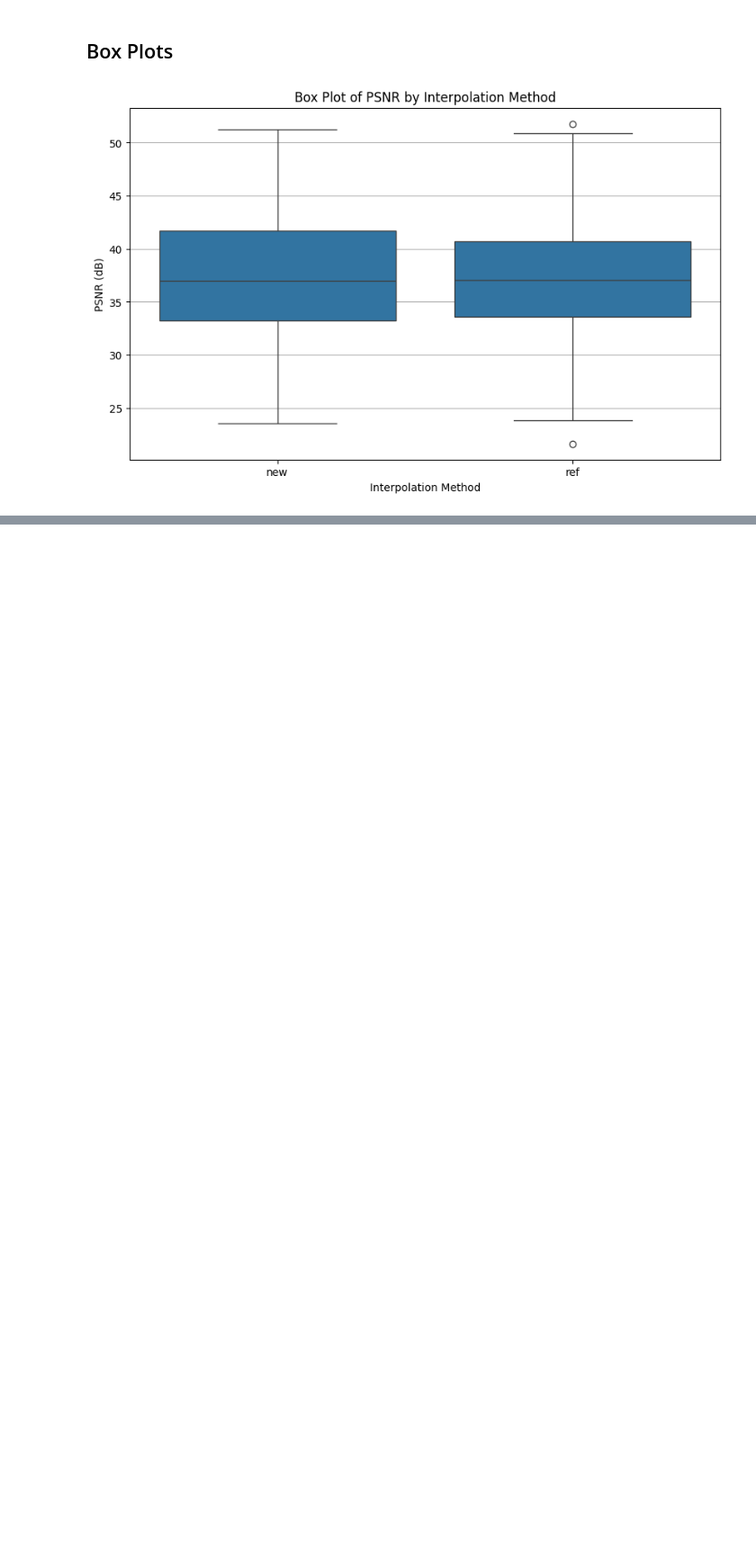
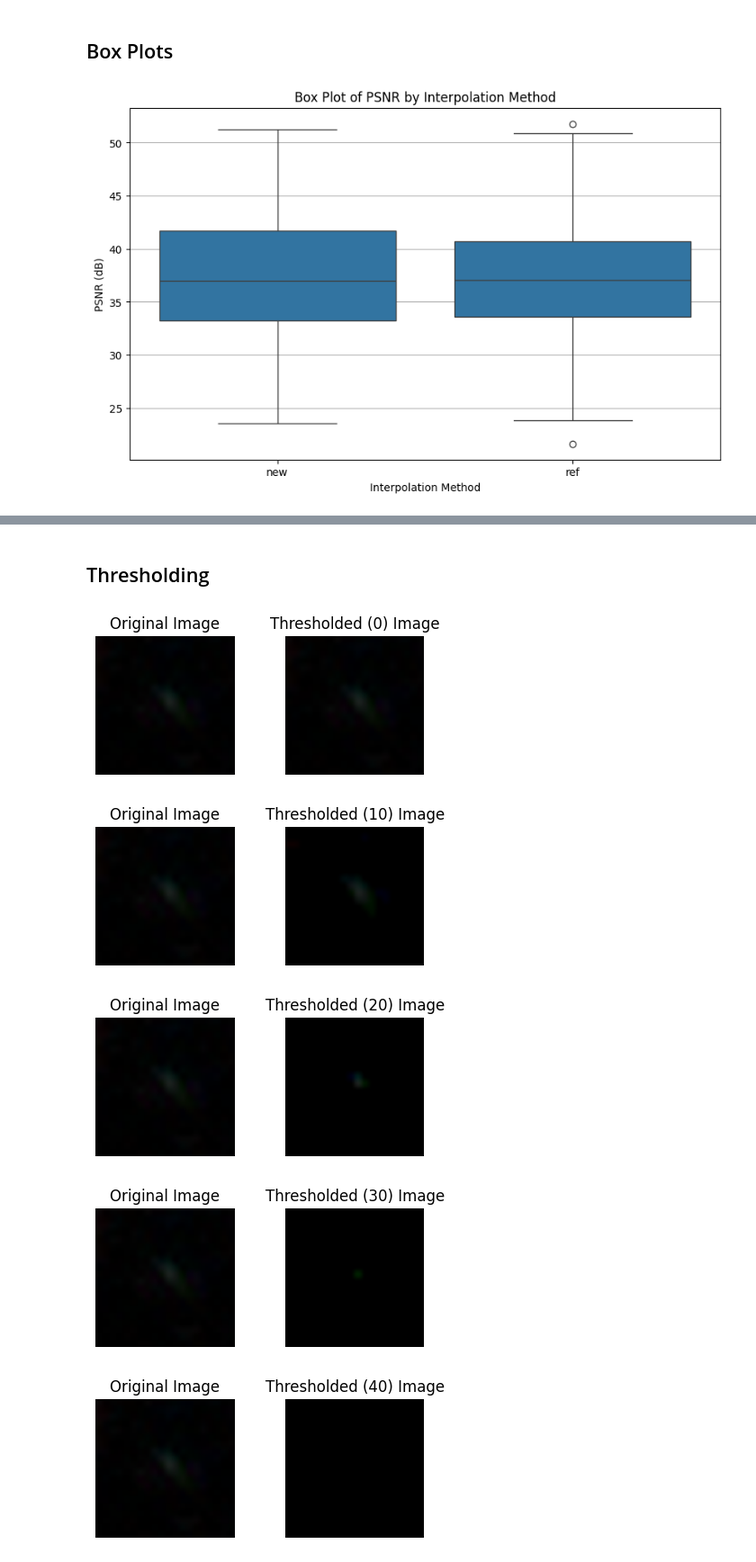
Before and after one commit to HITProjects/PixelQuality, a Jupyter notebook: Samsung/notebooks/EDA.ipynb, the cells around one changed output, grey strips where cells are left out. Shown at 90% size. Cells and saved outputs as stored; diff of their text form; code cells hidden in the pictures; blank space fills up the shorter version.

```diff
--- a/Samsung/notebooks/EDA.ipynb
+++ b/Samsung/notebooks/EDA.ipynb
@@ -363,0 +383,42 @@ plt.show()
+# %% [markdown]
+## Thresholding
+# %%
+from PIL import Image
+
+def thresh_rgb(img, thresh):
+    # Split the image into individual channels (R, G, B)
+    r_channel, g_channel, b_channel = diff.split()
+
+    # Apply thresholding to each channel
+    # For each pixel, if the value is greater than the threshold, set it to 255 (white), otherwise set it to 0 (black)
+    thresholded_r = r_channel.point(lambda p: p if p > thresh else 0)
+    thresholded_g = g_channel.point(lambda p: p if p > thresh else 0)
+    thresholded_b = b_channel.point(lambda p: p if p > thresh else 0)
+
+    # Merge the thresholded channels back into a single image
+    thresholded_image = Image.merge('RGB', (thresholded_r, thresholded_g, thresholded_b))
+
+    return thresholded_image
+# %%
+import matplotlib.pyplot as plt
+
+for thresh in range(0, 91, 10):
+    thresholded_image = thresh_rgb(diff, thresh)
+    # Display the original and thresholded images
+    fig, axes = plt.subplots(1, 2, figsize=(5, 2)) # Create figure and axes together
+
+    axes[0].imshow(diff.resize((120,120)))
+    axes[0].set_title("Original Image")
+    axes[0].axis('off')
+
+    axes[1].imshow(thresholded_image.resize((120,120)))
+    axes[1].set_title(f"Thresholded ({thresh}) Image")
+    axes[1].axis('off')
+
+    plt.show() # Call plt.show() after setting up both subplots
+# %% [output]
+[figure, added]
+[figure, added]
+[figure, added]
+[figure, added]
+[figure, added]
```
Also changed, not shown: parts of 16 cells of this notebook, 2 other files.
